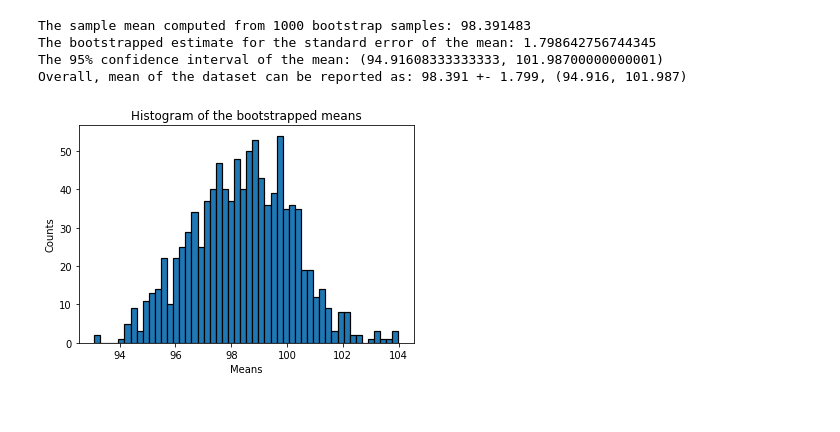
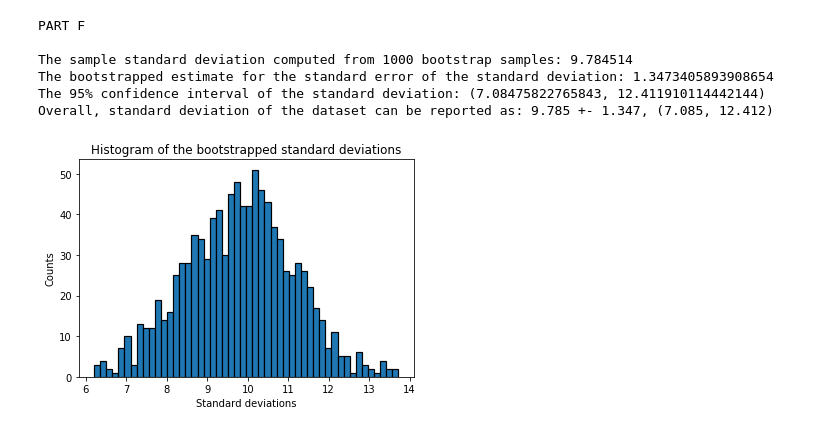
Before and after one commit to efeacer/Bilkent_EEE482_Assignments, a Jupyter notebook: Homework1_EA/Question2.ipynb, the cells around one changed output. Cells and saved outputs as stored; diff of their text form; code cells hidden in the pictures.

Commit message:
Finish Question 2 completely

```diff
--- a/Homework1_EA/Question2.ipynb
+++ b/Homework1_EA/Question2.ipynb
@@ -9,4 +6,8 @@ data = loadmat('Xdata.mat')
 # %%
+# QUESTION 2
+print('QUESTION 2\n')
+
+data = loadmat('XData.mat')
 x_data = data['x'].flatten()
-print('The dataset:', x_data)
+print('The dataset: ', x_data, '\n')
 # %% [output]
@@ -58,8 +72,21 @@ hist_12bins = plt.hist(x_data, bins=num_bins[2], range=x_range,
 # %%
+# PART D
+print('PART D\n')
+
+plt.figure(figure_num)
+figure_num += 1
+
+# Python equivalent of the Matlab Normal Quantile Plot code given in the assignment
 y = np.sort(x_data)
 n = np.size(x_data)
 f = (np.arange(1, n + 1) - 3/ 8) / (n + 1 / 4)
 q = 4.91 * (f ** 0.14 - (1 - f) ** 0.14)
 plt.grid()
 plt.plot(q, y, '*-')
+
+print('The Normal Quantile Plot of the dataset:')
+plt.show(block=False)
+print('In a Normal Quantile Plot, a roughly straight line is formed ' +
+      'when both sets of quantiles came from the same Normal ' +
+      'Distribution. Thus, samples of X are normally distributed.\n')
 # %% [output]
@@ -107,30 +176,38 @@ def compute_confidence_interval(data, confidence):
 # %%
-# Performing the bootstrap sampling and computing the bootstrap replicate
-# of the mean together with its standard error
-bootstrap_mean, standard_error_mean, bootstrap_means = bootstrap_resampling(x_data,
-                                                                            1000, np.mean)
-print('The sample mean computed from %s bootstrap samples: %f' %
-      (1000, bootstrap_mean))
-print('The bootstrapped estimate for the standard error of the mean:',
-      standard_error_mean)
+# PART F
+print('PART F\n')
+
+# Performing the bootstrap sampling and computing the bootstrap replicate of the
+# standard deviation together with its standard error
+bootstrap_std, standard_error_std, bootstrap_stds = bootstrap_resampling(x_data,
+                                                                         1000, np.std)
+print('The sample standard deviation computed from %s bootstrap samples: %f' %
+      (1000, bootstrap_std))
+print('The bootstrapped estimate for the standard error of the standard deviation:',
+      standard_error_std)
 
 # Computing the 95% confidence interval
-lower, upper = compute_confidence_interval(bootstrap_means, 95)
+lower, upper = compute_confidence_interval(bootstrap_stds, 95)
 confidence_interval = (lower, upper)
-print('The 95% confidence interval of the mean:', confidence_interval)
+print('The 95% confidence interval of the standard deviation:', confidence_interval)
 
-print('Overall, mean of the dataset can be reported as: %.3f +- %.3f, (%.3f, %.3f)' %
-     (bootstrap_mean, standard_error_mean, lower, upper))
+print('Overall, standard deviation of the dataset can be reported as: %.3f +- %.3f, (%.3f, %.3f)\n'
+      % (bootstrap_std, standard_error_std, lower, upper))
 
 # Plotting an histogram for the bootstrap distribution
-plt.title('Histogram of the bootstrapped means')
+plt.figure(figure_num)
+figure_num += 1
+plt.title('Histogram of the bootstrapped standard deviations')
 plt.ylabel('Counts')
-plt.xlabel('Means')
-hist_means = plt.hist(bootstrap_means, bins=50, edgecolor='black', linewidth=1.2)
+plt.xlabel('Standard deviations')
+plt.hist(bootstrap_stds, bins=50, edgecolor='black', linewidth=1.2)
+plt.show(block=False)
 # %% [output]
-The sample mean computed from 1000 bootstrap samples: 98.391483
-The bootstrapped estimate for the standard error of the mean: 1.798642756744345
-The 95% confidence interval of the mean: (94.91608333333333, 101.98700000000001)
-Overall, mean of the dataset can be reported as: 98.391 +- 1.799, (94.916, 101.987)
+PART F
+
+The sample standard deviation computed from 1000 bootstrap samples: 9.784514
+The bootstrapped estimate for the standard error of the standard deviation: 1.3473405893908654
+The 95% confidence interval of the standard deviation: (7.08475822765843, 12.411910114442144)
+Overall, standard deviation of the dataset can be reported as: 9.785 +- 1.347, (7.085, 12.412)
-[figure, old version]
+[figure, new version]
 # %%
```
Also changed, not shown: parts of 17 cells of this notebook, 2 other files.
